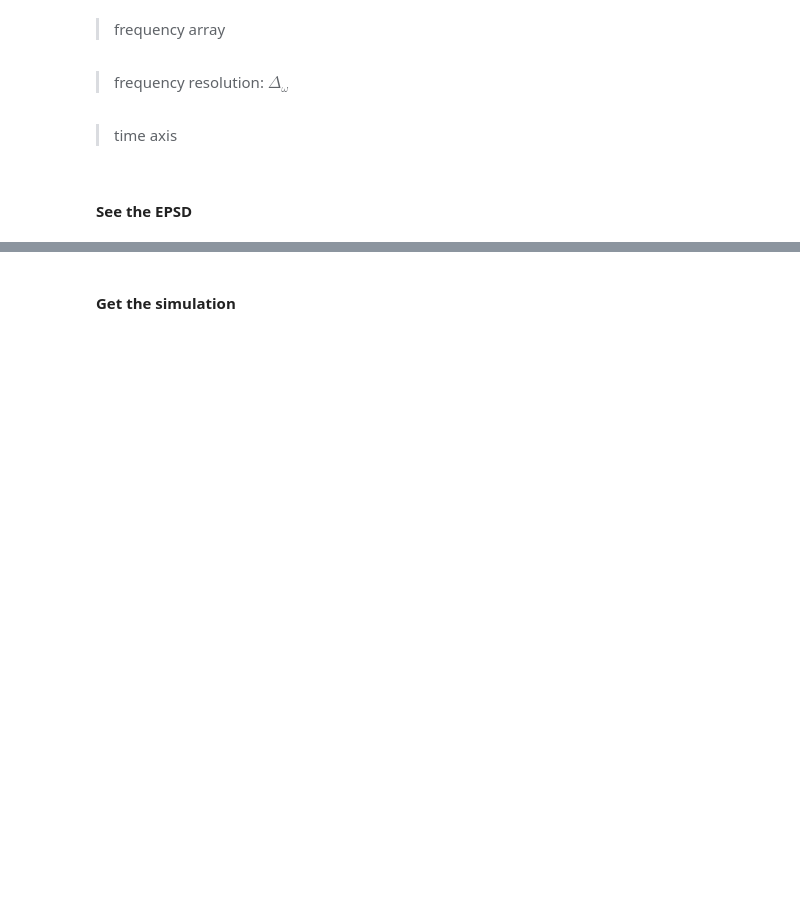
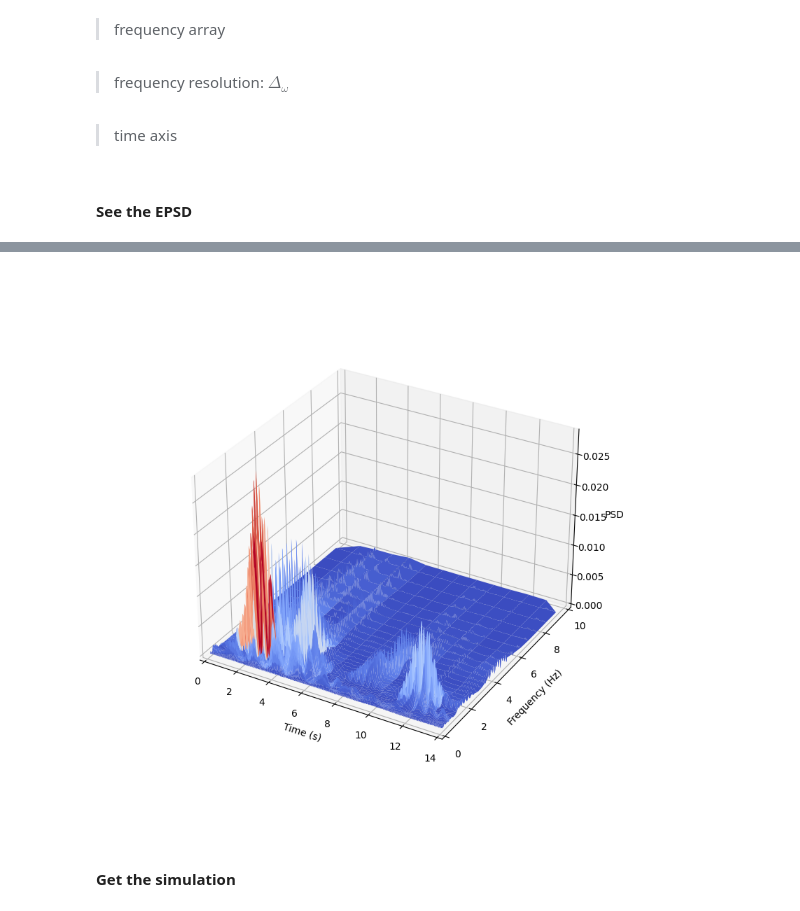
Before and after one commit to leslieDLcy/StoSpecRep, a Jupyter notebook: notebook/Elcentro_test.ipynb, the cells around one changed output, grey strips where cells are left out. Drawn from its saved outputs; the diff is of its cells as text; code cells hidden in the pictures; blank space fills up the shorter version.

```diff
--- a/notebook/Elcentro_test.ipynb
+++ b/notebook/Elcentro_test.ipynb
@@ -46,7 +130,7 @@ plt.show()
 # %% [markdown]
 ## create an `CWTx` object
 # %%
-Elcentro_obj = CWTx(signal=NS_acc[:, 1], fs=50, t_axis=NS_acc[:, 0])
+Elcentro_obj = CWTx(signal=El_centro.signal, fs=50, t_axis=El_centro.t_axis)
 # %%
 Elcentro_obj.goto_scales
 # %% [output]
@@ -106,5 +189,7 @@ plt.ylim(0, 10)
 # %%
 # fig=plt.figure()
-Elcentro_obj.plot_3dEPSD(option='3d')
+Elcentro_obj.plot_3dEPSD(x_low=0, x_high=14, y_low=0, y_high=10)
+# %% [output]
+[figure, added]
 # %% [markdown]
 #### Get the simulation
```
Also changed, not shown: parts of 25 cells of this notebook, 2 other files.
